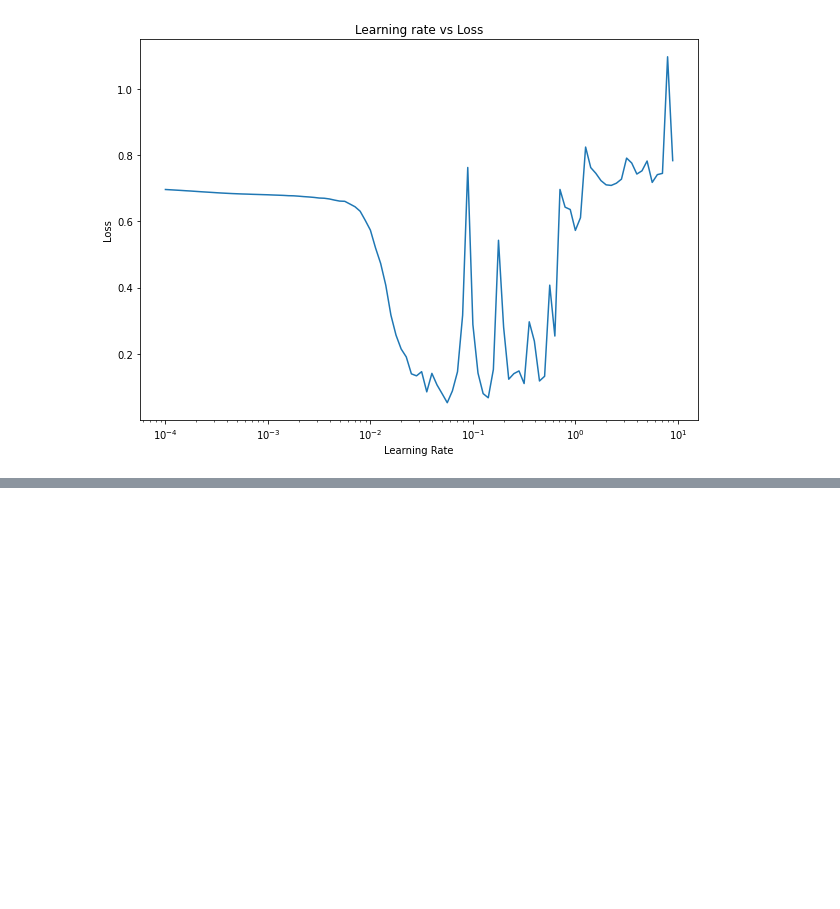
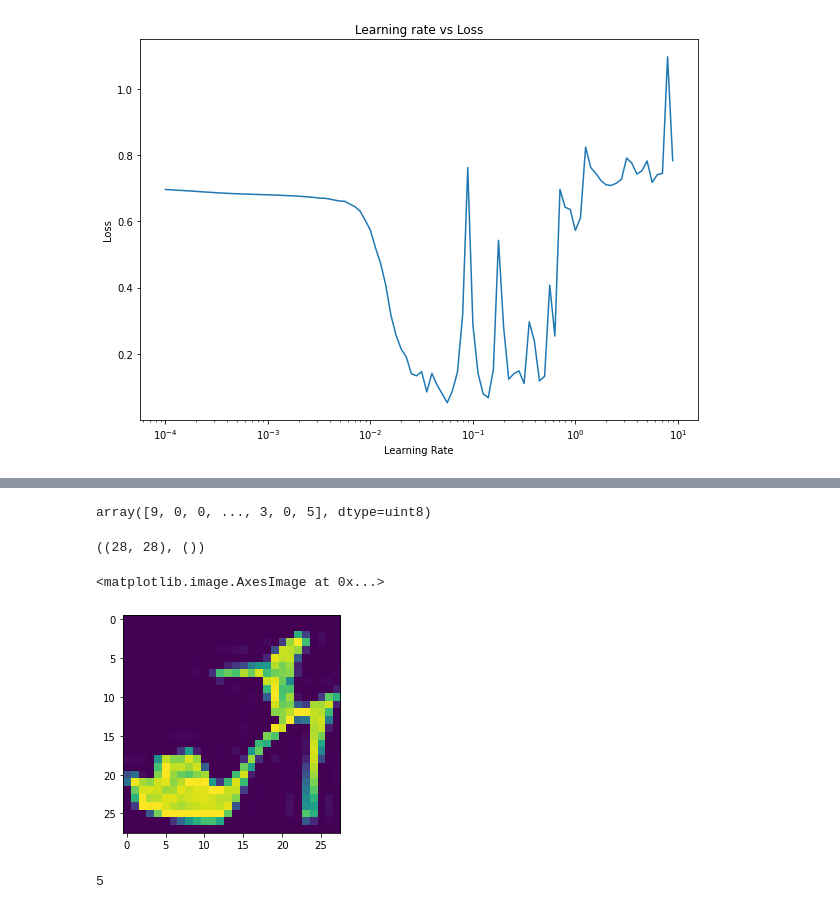
Before and after one commit to siddhant-afk/Deep-Learning, a Jupyter notebook: neural_network_classification.ipynb, the cells around one changed output, grey strips where cells are left out. Drawn from its saved outputs; the diff is of its cells as text; code cells hidden in the pictures; blank space fills up the shorter version.

```diff
--- a/neural_network_classification.ipynb
+++ b/neural_network_classification.ipynb
@@ -462,0 +520,2 @@ plt.title("Learning rate vs Loss");
+# %%
+(train_data,train_labels),(test_data,test_labels) = fashion_mnist.load_data()
@@ -462,0 +553,22 @@ plt.title("Learning rate vs Loss");
+# %%
+# Show training labels
+
+train_labels
+# %% [output]
+array([9, 0, 0, ..., 3, 0, 5], dtype=uint8)
+# %%
+#Check the shape of single example
+
+train_data[0].shape,train_labels[0].shape
+# %% [output]
+((28, 28), ())
+# %%
+# Plot a single sample
+plt.imshow(train_data[9])
+# %% [output]
+<matplotlib.image.AxesImage at 0x...>
+[figure, added]
+# %%
+train_labels[9]
+# %% [output]
+5
```
Also changed, not shown: parts of 36 cells of this notebook.
